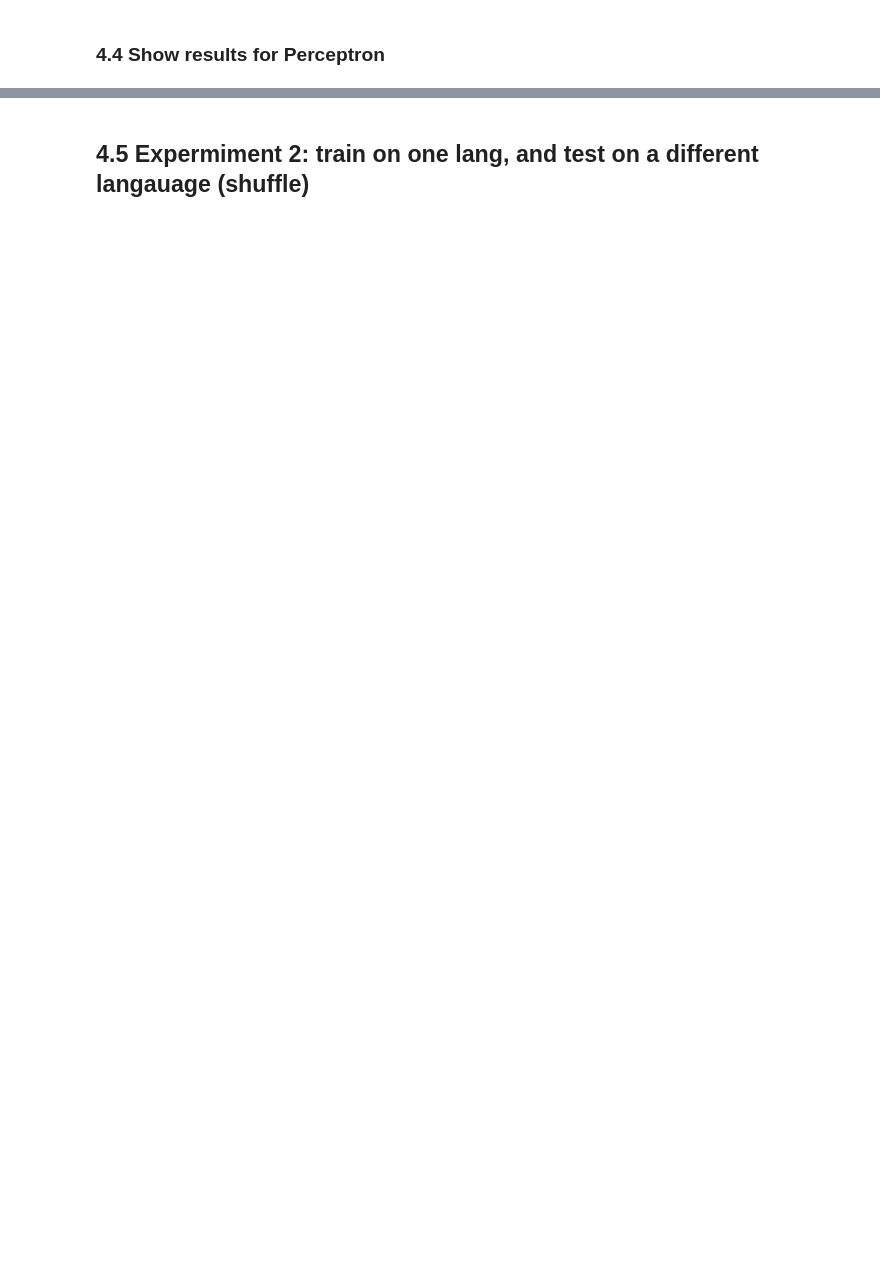
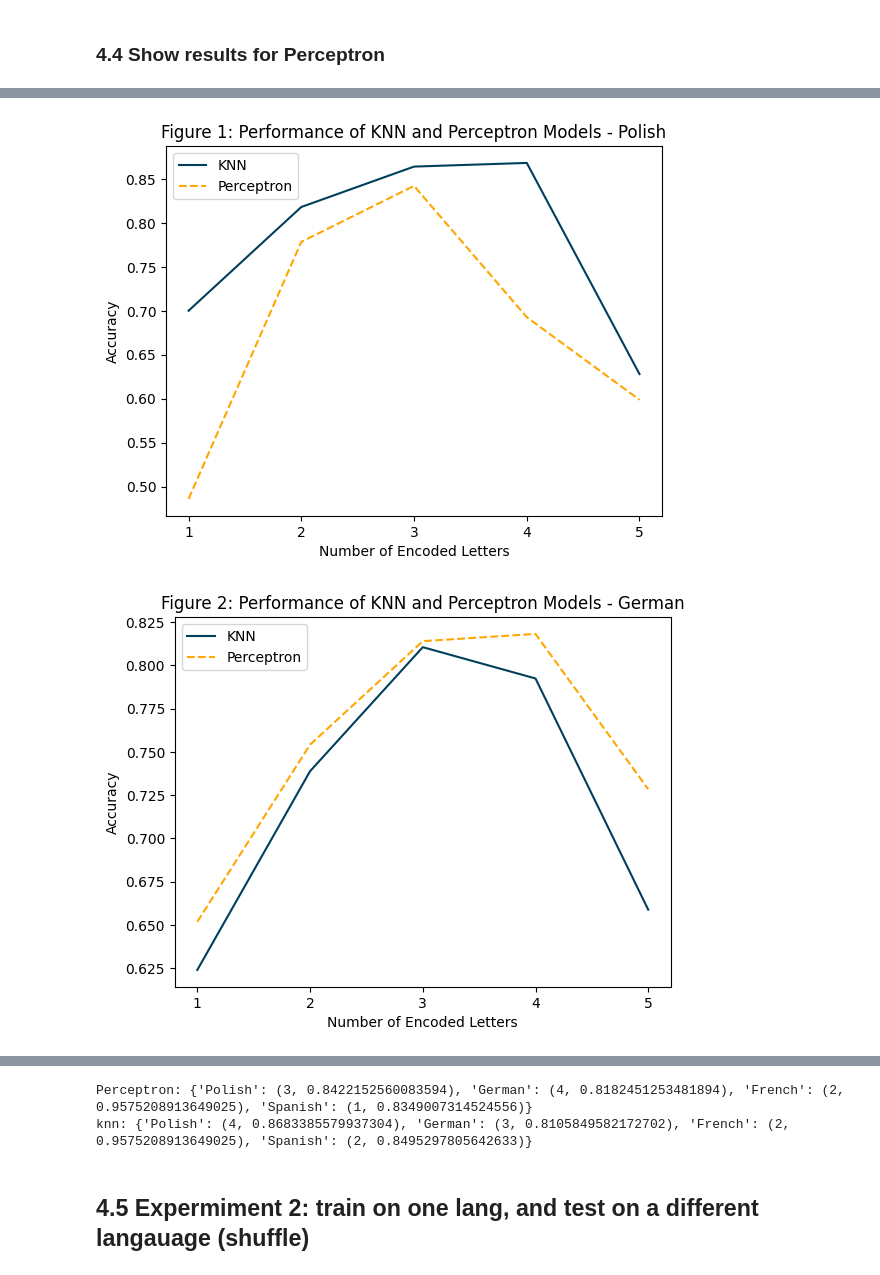
Before and after one commit to NinaNusb/-Morphology-Gender-assignment, a Jupyter notebook: notebooks/main.ipynb, the cells around one changed output, grey strips where cells are left out. Saved outputs shown, nothing was run; the diff lists cells and outputs as text; code cells hidden in the pictures; blank space fills up the shorter version.

```diff
--- a/notebooks/main.ipynb
+++ b/notebooks/main.ipynb
@@ -255,0 +292,33 @@ per_iterative_df # display df
+# %%
+import matplotlib.pyplot as plt
+import numpy as np
+
+languages = ['Polish', 'German', 'French', 'Spanish']
+
+x_axis = np.arange(1, 6)  # the number of encoded letters (first 5 columns)
+
+# Iterate over each language
+for i, language in enumerate(languages):
+    knn_scores = knn_iterative_df[language].values[:5]  # Extract KNN scores for the language (first 5 columns)
+    perceptron_scores = per_iterative_df[language].values[:5]  # Extract Perceptron scores for the language (first 5 columns)
+
+    # Create a new figure and subplot for each language
+    fig, ax = plt.subplots()
+
+    ax.plot(x_axis, knn_scores, color='#003f5c', label=f'KNN')
+    ax.plot(x_axis, perceptron_scores, color='#ffa600', linestyle='--', label=f'Perceptron')
+
+    # Add labels, legend, and title for each language plot
+    ax.set_xlabel('Number of Encoded Letters')
+    ax.set_ylabel('Accuracy')
+    ax.legend()
+    ax.set_title(f'Figure {i+1}: Performance of KNN and Perceptron Models - {language}')
+
+    # Set x-axis ticks to integers
+    ax.set_xticks(x_axis)
+
+    # Display the plot for each language
+    plt.show()
+# %% [output]
+[figure, added]
+[figure, added]
@@ -256,3 +337,9 @@ per_iterative_df # display df
+# %%
+print(f"Perceptron: {optimal(per_iterative_df)}")
+print(f"knn: {optimal(knn_iterative_df)}")
+# %% [output]
+Perceptron: {'Polish': (3, 0.8422152560083594), 'German': (4, 0.8182451253481894), 'French': (2, 0.9575208913649025), 'Spanish': (1, 0.8349007314524556)}
+knn: {'Polish': (4, 0.8683385579937304), 'German': (3, 0.8105849582172702), 'French': (2, 0.9575208913649025), 'Spanish': (2, 0.8495297805642633)}
 # %% [markdown]
 ## 4.5 Expermiment 2: train on one lang, and test on a different langauage (shuffle)
 # %%
```
Also changed, not shown: parts of 18 cells of this notebook.
